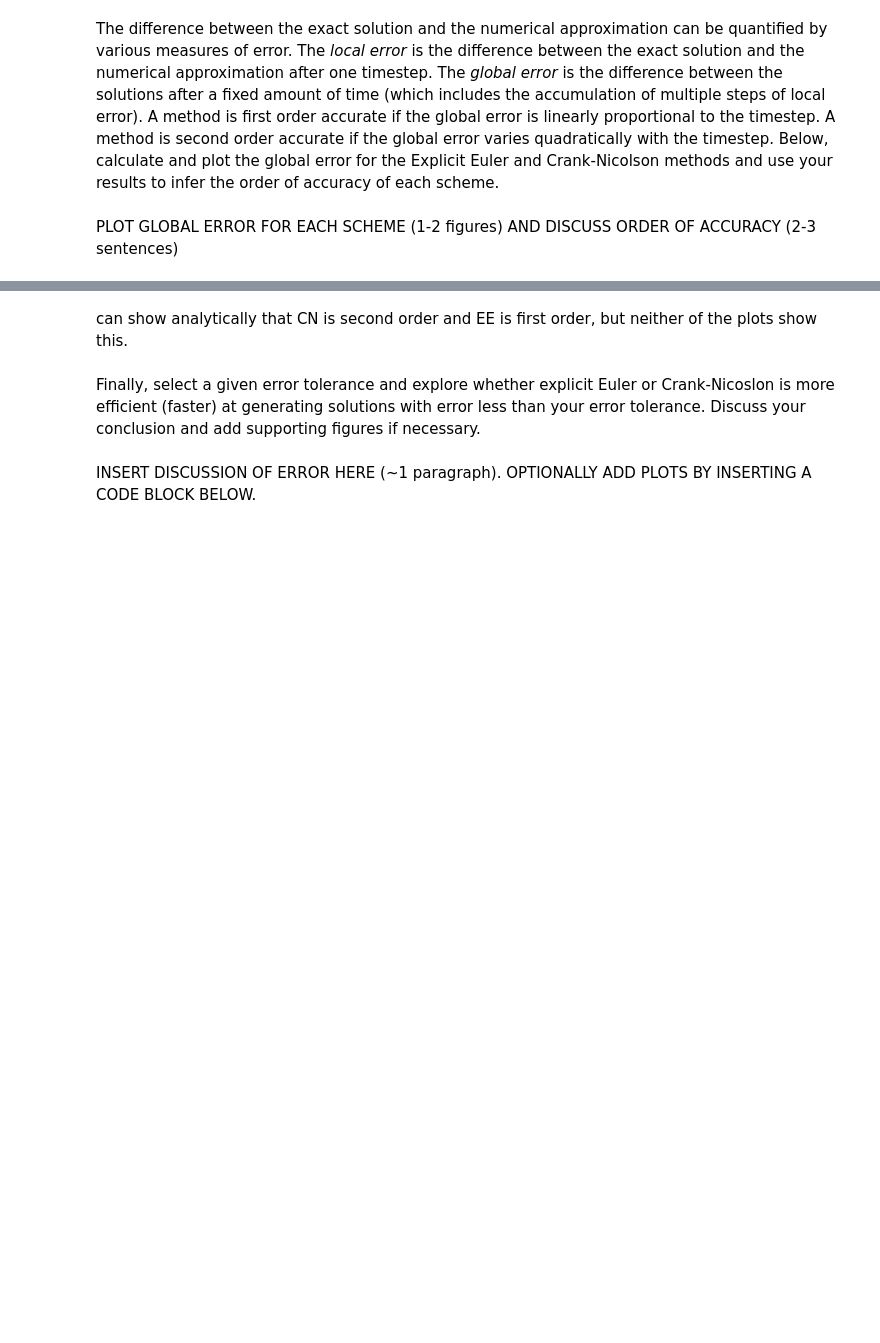
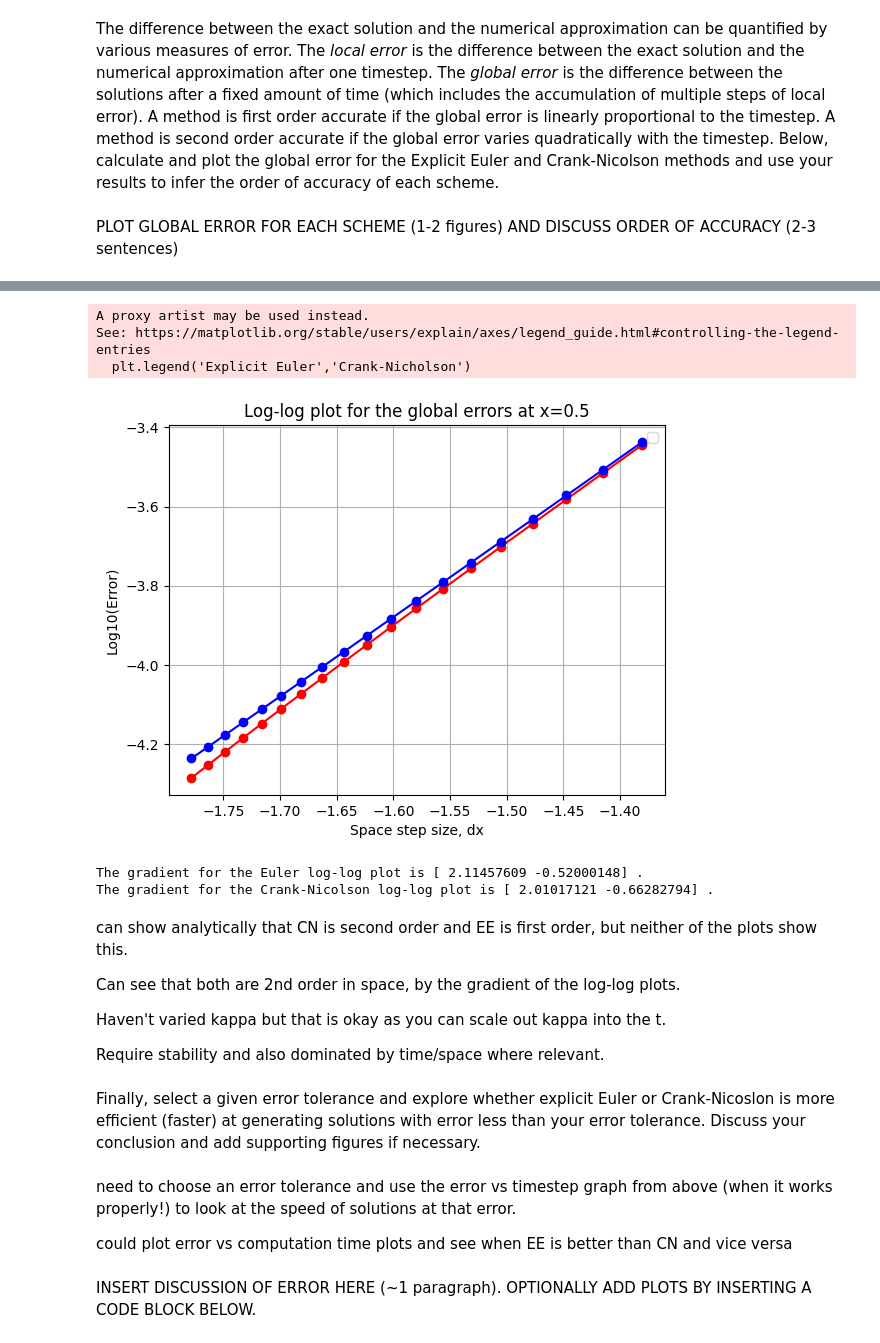
Before and after one commit to hesoane123-dev/QCES, a Jupyter notebook: Project1_numerical_methods.ipynb, the cells around one changed output, grey strips where cells are left out. Saved outputs shown, nothing was run; the diff lists cells and outputs as text; code cells hidden in the pictures; blank space fills up the shorter version.

```diff
--- a/Project1_numerical_methods.ipynb
+++ b/Project1_numerical_methods.ipynb
@@ -397,0 +456,42 @@ Crank-Nicolson method took 0.28 seconds
+# %%
+# Changing the spatial step
+
+euler_error = np.zeros(20)
+CN_error = np.zeros(20)
+N = np.arange(49,129,4)
+stepsize = np.divide(2,N-1)
+
+def true_solution(x,t,z):
+  return (4*np.pi*z*(t+t_ic))**(-1/2)*np.exp((-x**2)/(4*z*(t+t_ic)))
+
+t_start = 0  # start time (note that this is not the same time used to evaluate the exact solution to set the ICs)
+t_end = 10  # end time
+x_start = -1
+x_end = 1
+Nt = 2001
+
+for i in range(20):
+  Nx = N[i]
+  t = np.linspace(t_start, t_end, Nt)
+  x = np.linspace(x_start, x_end, Nx)
+  c_EE = EE(x, t, kappa)
+  c_CN = CN(x, t, kappa)
+  arg = int(3/4*(Nx-1))
+  euler_error[i] = np.abs(true_solution(0.5,t_end,kappa) - c_EE[arg,-1])
+  CN_error[i] = np.abs(true_solution(0.5,t_end,kappa) - c_CN[arg,-1])
+
+plt.plot(np.log10(stepsize[0:19]), np.log10(euler_error[0:19]), 'ro-')
+plt.plot(np.log10(stepsize[0:19]), np.log10(CN_error[0:19]), 'bo-')
+plt.legend("Explicit Euler","Crank-Nicholson")
+plt.ylabel('Log10(Error)')
+plt.xlabel('Space step size, dx')
+plt.title('Log-log plot for the global errors at x=0.5')
+plt.grid()
+plt.show()
+
+m_EE = np.polyfit(np.log10(stepsize[0:19]), np.log10(euler_error[0:19]),1)
+print('The gradient for the Euler log-log plot is',m_EE,'.')
+
+m_CN = np.polyfit(np.log10(stepsize[0:19]), np.log10(CN_error[0:19]),1)
+print('The gradient for the Crank-Nicolson log-log plot is',m_CN,'.')
+# %% [output]
@@ -398,7 +520,23 @@ Crank-Nicolson method took 0.28 seconds
+A proxy artist may be used instead.
+See: https://matplotlib.org/stable/users/explain/axes/legend_guide.html#controlling-the-legend-entries
+  plt.legend('Explicit Euler','Crank-Nicholson')
+[figure, added]
+The gradient for the Euler log-log plot is [ 2.11457609 -0.52000148] .
+The gradient for the Crank-Nicolson log-log plot is [ 2.01017121 -0.66282794] .
 # %% [markdown]
 can show analytically that CN is second order and EE is first order, but neither of the plots show this.
+
+Can see that both are 2nd order in space, by the gradient of the log-log plots.
+
+Haven't varied kappa but that is okay as you can scale out kappa into the t.
+
+Require stability and also dominated by time/space where relevant.
 # %% [markdown]
 Finally, select a given error tolerance and explore whether explicit Euler or Crank-Nicoslon is more efficient (faster) at generating solutions with error less than your error tolerance. Discuss your conclusion and add supporting figures if necessary.
+# %% [markdown]
+need to choose an error tolerance and use the error vs timestep graph from above (when it works properly!) to look at the speed of solutions at that error.
+
+could plot error vs computation time plots and see when EE is better than CN and vice versa
 # %% [markdown]
 INSERT DISCUSSION OF ERROR HERE (~1 paragraph).  OPTIONALLY ADD PLOTS BY INSERTING A CODE BLOCK BELOW.
 # %% [markdown]
```
Also changed, not shown: parts of 7 cells of this notebook.
